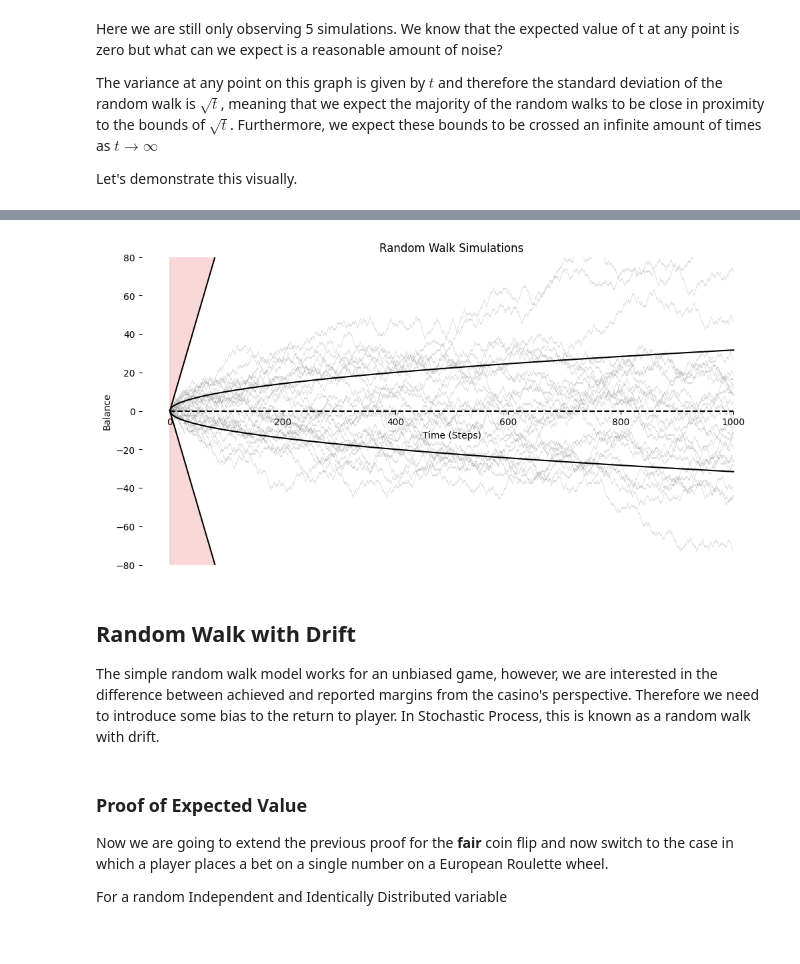
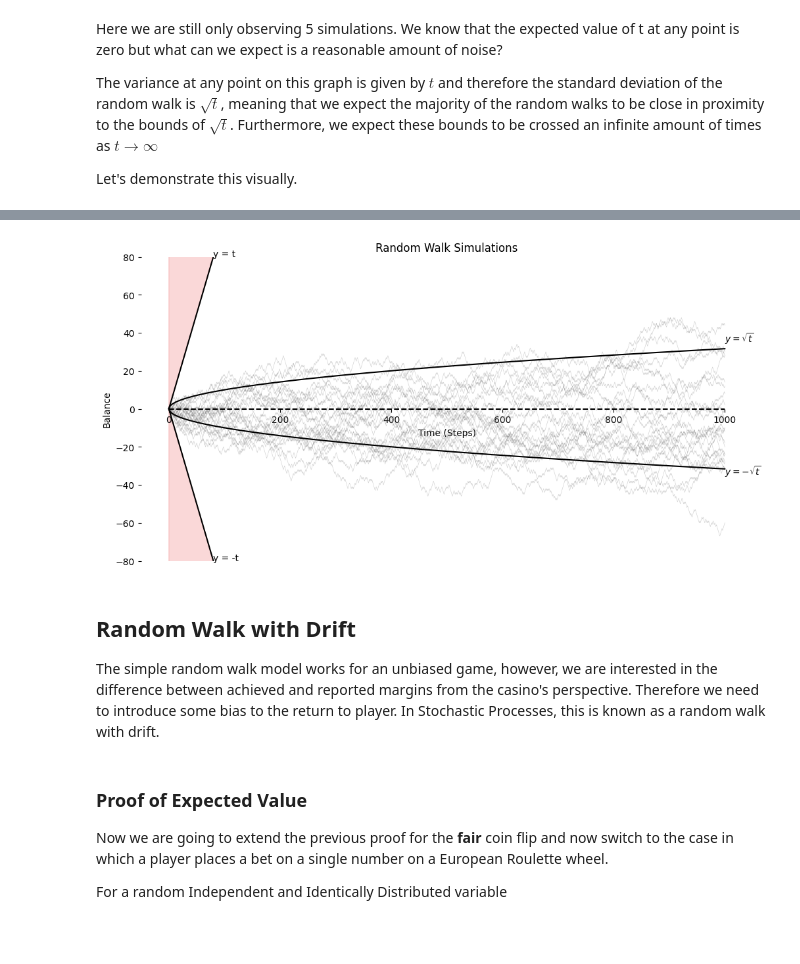
Before and after one commit to hallam-flda/gambling_market_analyses, a Jupyter notebook: Roulette_and_Markov_Chains.ipynb, the cells around one changed output, grey strips where cells are left out. Cells and saved outputs as stored; diff of their text form; code cells hidden in the pictures.

```diff
--- a/Roulette_and_Markov_Chains.ipynb
+++ b/Roulette_and_Markov_Chains.ipynb
@@ -259,38 +264,43 @@ n_trials = 1000
 plt.figure(figsize=(12, 6))  # Adjust figure size for better visualization
 for _ in range(num_simulations):
     x, y = random_walk(n_trials)
     plt.plot(x, y, linewidth=0.4, alpha=0.4, color = 'gray')  # Thinner lines and transparency for readability
 
 
 max_y = np.array([i for i in x])
 min_y = np.array([-i for i in x])
 
 # Plot the sqrt(t) and -sqrt(t) lines
 plt.plot(t_values,sqrt_t_values, color = 'black')
 plt.plot(t_values,neg_sqrt_t_value, color = 'black')
 plt.plot(t_values, max_y, color = 'black')
 plt.plot(t_values, min_y, color = 'black')
 
+plt.text(80, 80, 'y = t')
+plt.text(80, -80, 'y = -t')
+plt.text(1000, 35, r'$y = \sqrt{t}$')
+plt.text(1000, -35, r'$y = -\sqrt{t}$')
+
 plt.fill_between(x, max_y, len(x)-1, where=(max_y <= len(x)-1), color='lightcoral', alpha=0.3)
 plt.fill_between(x, min_y, -(len(x)-1), where=(min_y >= -(len(x)-1)), color='lightcoral', alpha=0.3)
 
 
 # Enhance the plot
 ax = plt.gca()  # Get current axes
 ax.spines['bottom'].set_position(('data', 0))  # Set x-axis to the middle
 plt.hlines(y=0, xmin=0, xmax=n_trials, color='black', linestyle='--')  # Add horizontal line at y=0
 plt.box(False)  # Remove plot box
 plt.ylim(-80,80)
 plt.title('Random Walk Simulations')
 plt.xlabel('Time (Steps)')
 plt.ylabel('Balance')
 plt.show()
 # %% [output]
-[figure, old version]
+[figure, new version]
 # %% [markdown]
 ## Random Walk with Drift
 
-The simple random walk model works for an unbiased game, however, we are interested in the difference between achieved and reported margins from the casino's perspective. Therefore we need to introduce some bias to the return to player. In Stochastic Process, this is known as a random walk with drift.
+The simple random walk model works for an unbiased game, however, we are interested in the difference between achieved and reported margins from the casino's perspective. Therefore we need to introduce some bias to the return to player. In Stochastic Processes, this is known as a random walk with drift.
 # %% [markdown]
 
 ### Proof of Expected Value
```
Also changed, not shown: parts of 12 cells of this notebook.
